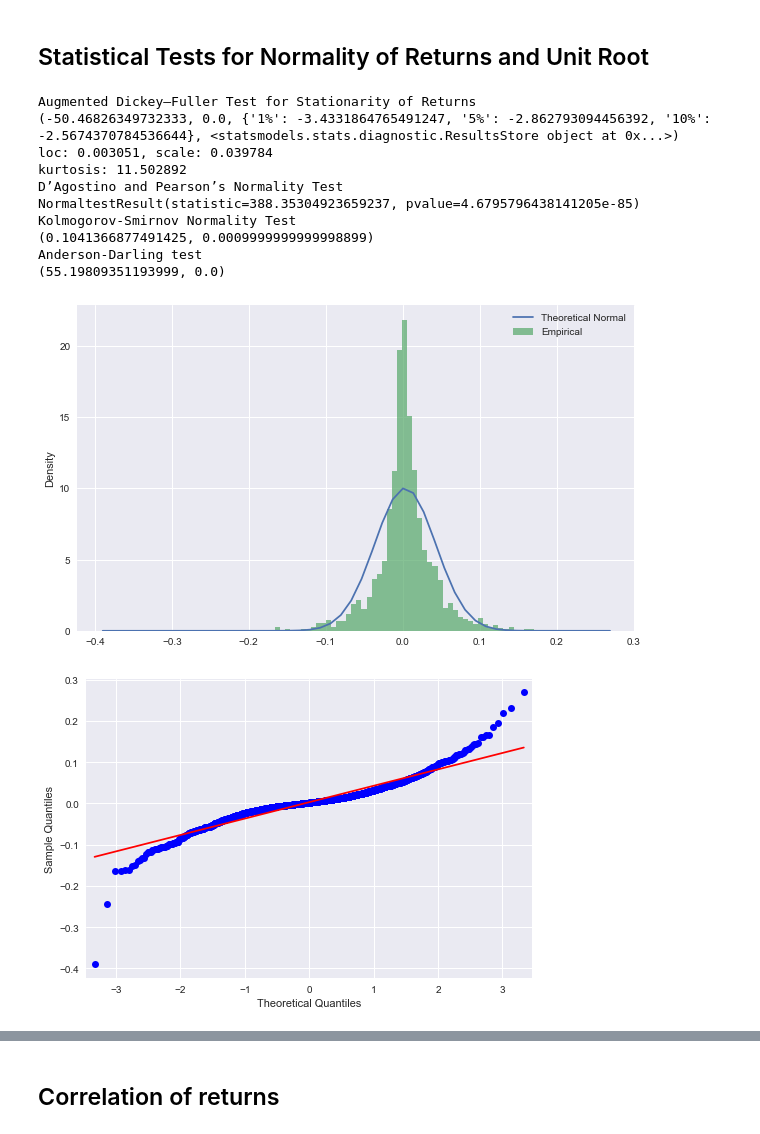
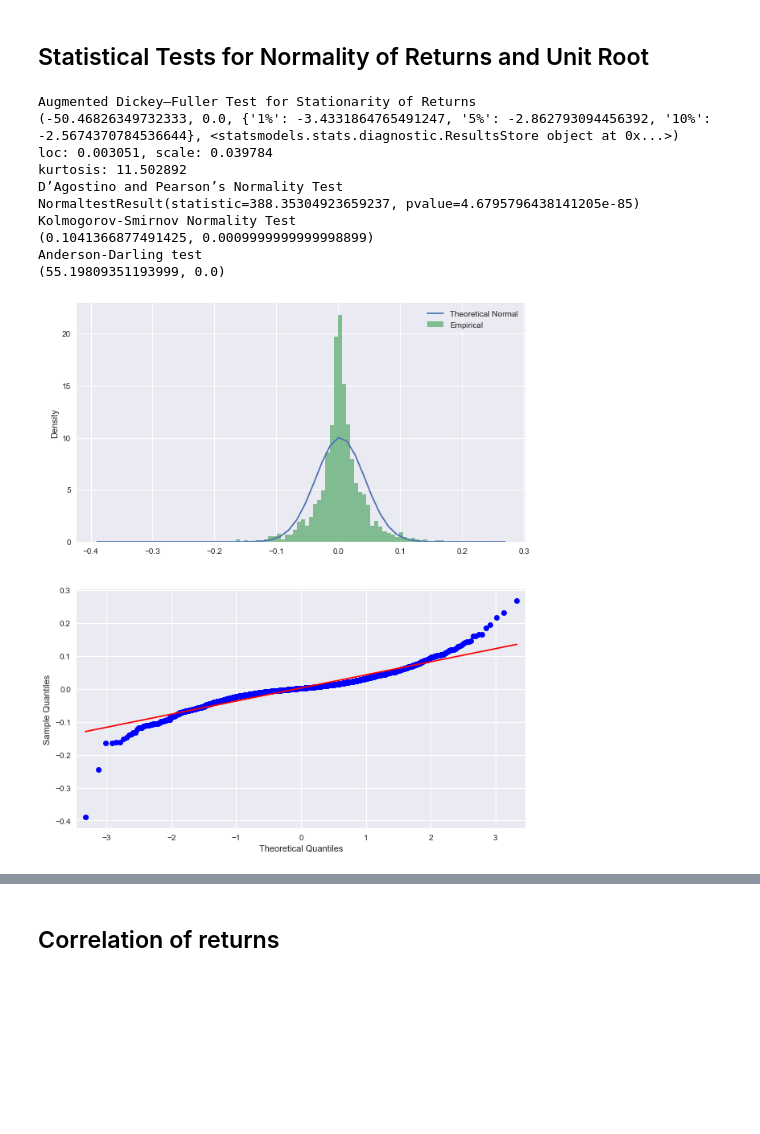
Before and after one commit to Vekkt/ml4f_project, a Jupyter notebook: src/data_analysis.ipynb, the cells around one changed output, grey strips where cells are left out. Saved outputs shown, nothing was run; the diff lists cells and outputs as text; code cells hidden in the pictures; blank space fills up the shorter version.

```diff
--- a/src/data_analysis.ipynb
+++ b/src/data_analysis.ipynb
@@ -110,18 +112,18 @@ plt.savefig('vola_clustering.pdf')
 ## Leverage and Volume Effect
 # %%
 fig = plt.figure(figsize=(10, 12))
-dataset['decile'] = 1 + dataset[['ret']].transform(lambda x: pd.qcut(x, 10, labels=False))
-decile_ret = dataset[['ret', 'decile']].groupby('decile').mean()
+# dataset['decile'] = 1 + dataset[['ret']].transform(lambda x: pd.qcut(x, 10, labels=False))
+# decile_ret = dataset[['ret', 'decile']].groupby('decile').mean()
 
 
-# ax1 = fig.add_subplot(3, 1, 1)
+#ax1 = fig.add_subplot(2, 1, 1)
 
-# ax1.set_title('Average Return per Return Decile')
+#ax1.set_title('Average Return per Return Decile')
 # ax1.bar([x for x in range(1, 11)], decile_ret['ret'])
 # ax1.set_ylabel('Average Return')
 
-# dataset['decile'] = 1 + dataset[['Volatility']].transform(lambda x: pd.qcut(x, 10, labels=False))
-# decile_ret = dataset[['ret', 'decile']].groupby('decile').mean()
+dataset['decile'] = 1 + dataset[['Volatility']].transform(lambda x: pd.qcut(x, 10, labels=False))
+decile_ret = dataset[['ret', 'decile']].groupby('decile').mean()
 
 ax2 = fig.add_subplot(2, 1, 1)
 
@@ -195,41 +197,42 @@ print(adfuller(dataset['ret'], regresults=True))
 loc, scale = norm.fit(dataset['ret'])
 print(f'loc: {loc:.6f}, scale: {scale:.6f}')
 print(f'kurtosis: {kurtosis(dataset["ret"], fisher=False):.6f}')
 
 print("D’Agostino and Pearson’s Normality Test")
 print(normaltest(dataset['ret']))
 
 print("Kolmogorov-Smirnov Normality Test")
 print(kstest_normal(dataset['ret']))
 
 print("Anderson-Darling test ")
 print(normal_ad(dataset['ret']))
 
 
 xmin, xmax = dataset['ret'].min(), dataset['ret'].max()
 x = np.linspace(xmin, xmax)
 
+fig = plt.figure(figsize=(10, 12))
 
-plt.figure(figsize=(10, 6))
-plt.plot(x, norm.pdf(x, loc, scale), label='Theoretical Normal')
-plt.hist(dataset['ret'], alpha=0.7, bins=100, density=True, label='Empirical')
-plt.ylabel('Density')
+ax1 = fig.add_subplot(2, 1, 1)
+ax1.plot(x, norm.pdf(x, loc, scale), label='Theoretical Normal')
+ax1.hist(dataset['ret'], alpha=0.7, bins=100, density=True, label='Empirical')
+ax1.set_ylabel('Density')
 plt.legend()
-plt.show()
+
+ax2 = fig.add_subplot(2, 1, 2)
+sm.qqplot(dataset['ret'], line='s', ax=ax2)
+
+
+plt.savefig('heavy_tails.pdf')
 # %% [output]
 Augmented Dickey–Fuller Test for Stationarity of Returns
 (-50.46826349732333, 0.0, {'1%': -3.4331864765491247, '5%': -2.862793094456392, '10%': -2.5674370784536644}, <statsmodels.stats.diagnostic.ResultsStore object at 0x...>)
 loc: 0.003051, scale: 0.039784
 kurtosis: 11.502892
 D’Agostino and Pearson’s Normality Test
 NormaltestResult(statistic=388.35304923659237, pvalue=4.6795796438141205e-85)
 Kolmogorov-Smirnov Normality Test
 (0.1041366877491425, 0.0009999999999998899)
 Anderson-Darling test
 (55.19809351193999, 0.0)
-[figure, old version]
+[figure, new version]
-# %%
-sm.qqplot(dataset['ret'], line='s')
-plt.show()
-# %% [output]
-[figure, removed]
```
Also changed, not shown: parts of 11 cells of this notebook, 6 other files.
